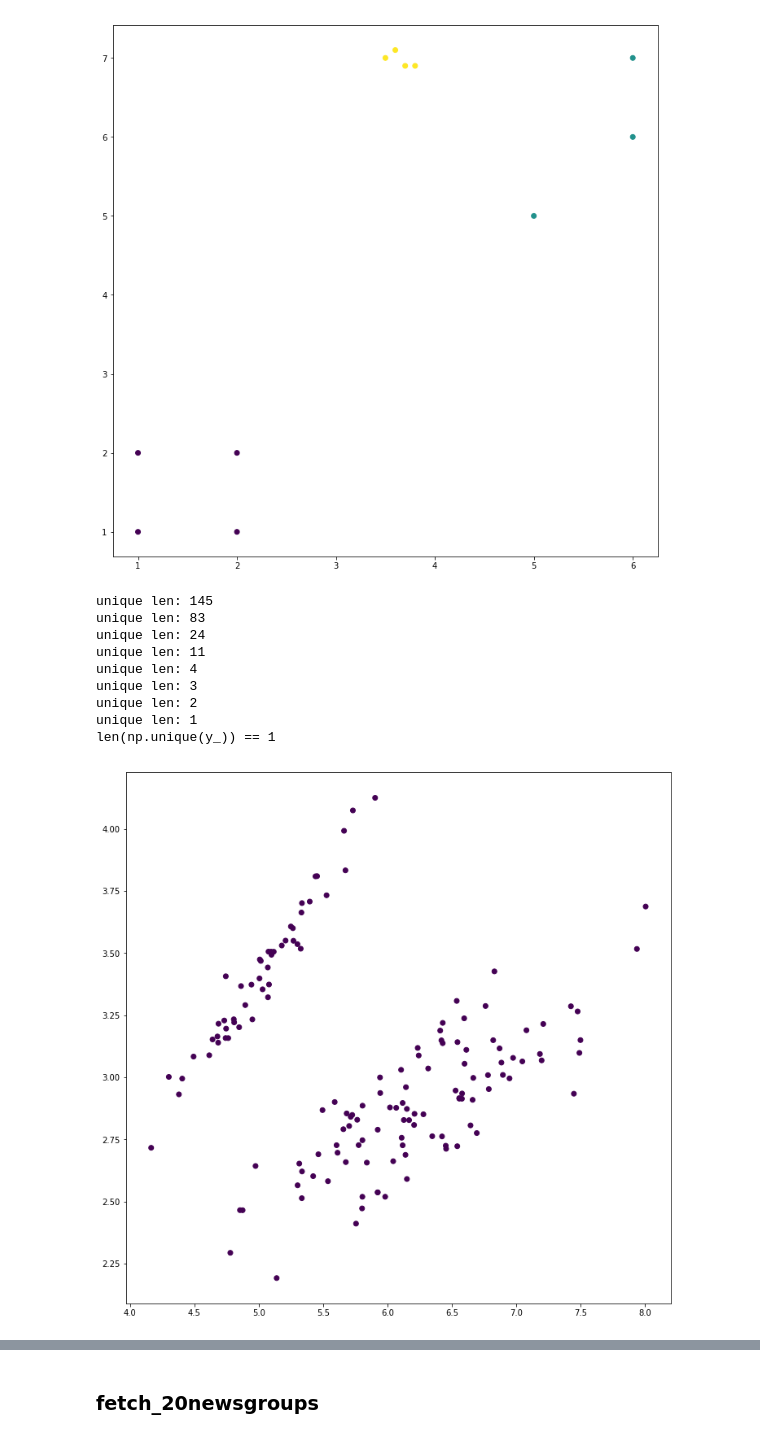
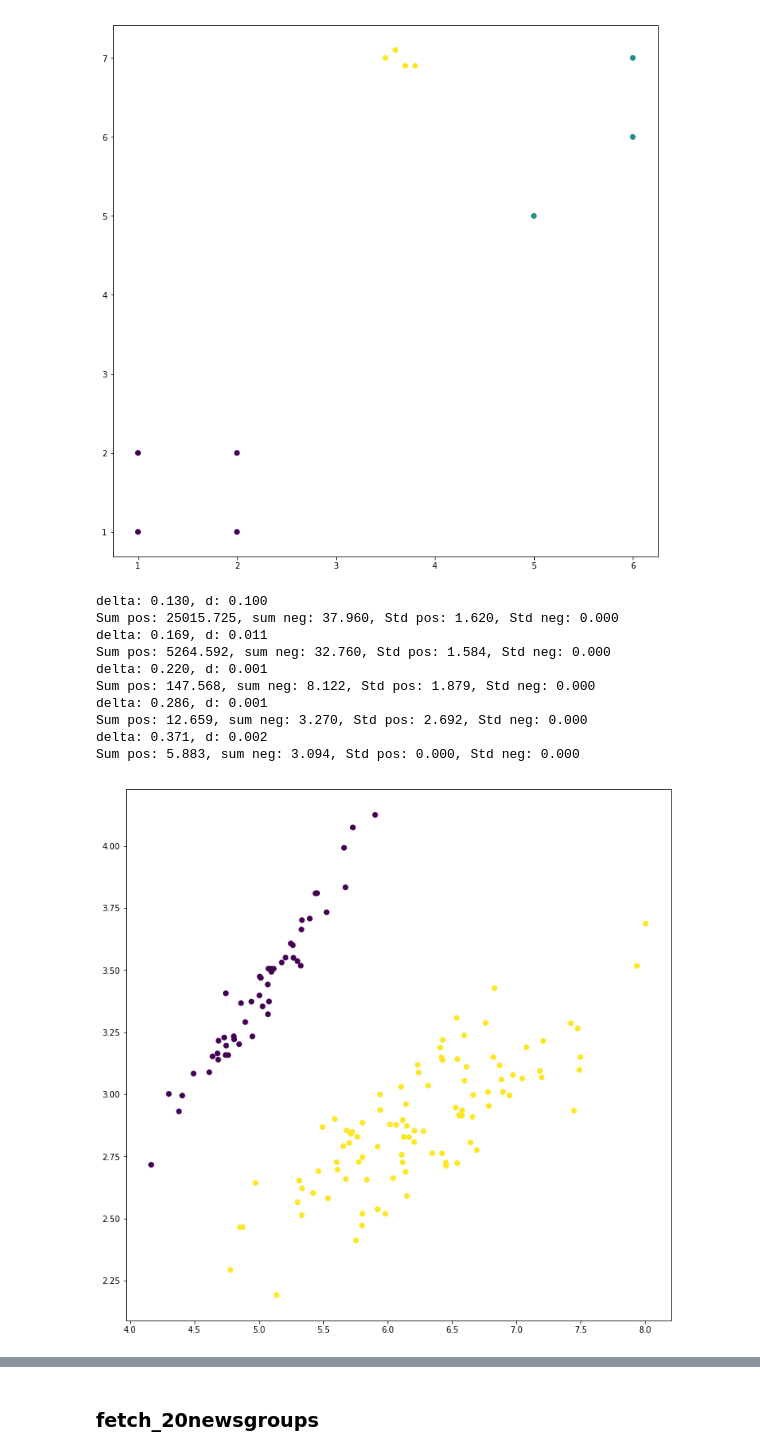
Before and after one commit to vench/study, a Jupyter notebook: Algorithm.ipynb, the cells around one changed output, grey strips where cells are left out. Cells and saved outputs as stored; diff of their text form; code cells hidden in the pictures.

```diff
--- a/Algorithm.ipynb
+++ b/Algorithm.ipynb
@@ -231,21 +208,22 @@ draw(x, hc._c_all[n])
 # %%
 data = load_iris()
 ix = data.data
 iy = data.target
-cl = HierarchicalClustering(alpha=1.3, debug=0, max_iteration=100)
+cl = HierarchicalClustering(alpha=1.3, debug=1, max_iteration=100)
 iiy = cl.fit(ix)
 draw(ix,iiy)
 # %% [output]
-unique len: 145
-unique len: 83
-unique len: 24
-unique len: 11
-unique len: 4
-unique len: 3
-unique len: 2
-unique len: 1
-len(np.unique(y_)) == 1
+delta: 0.130, d: 0.100
+Sum pos: 25015.725, sum neg: 37.960, Std pos: 1.620, Std neg: 0.000
+delta: 0.169, d: 0.011
+Sum pos: 5264.592, sum neg: 32.760, Std pos: 1.584, Std neg: 0.000
+delta: 0.220, d: 0.001
+Sum pos: 147.568, sum neg: 8.122, Std pos: 1.879, Std neg: 0.000
+delta: 0.286, d: 0.001
+Sum pos: 12.659, sum neg: 3.270, Std pos: 2.692, Std neg: 0.000
+delta: 0.371, d: 0.002
+Sum pos: 5.883, sum neg: 3.094, Std pos: 0.000, Std neg: 0.000
-[figure, old version]
+[figure, new version]
 # %%
 draw(ix,cl._c_all[-3])
 #draw(ix, iy)
```
Also changed, not shown: parts of 8 cells of this notebook.
